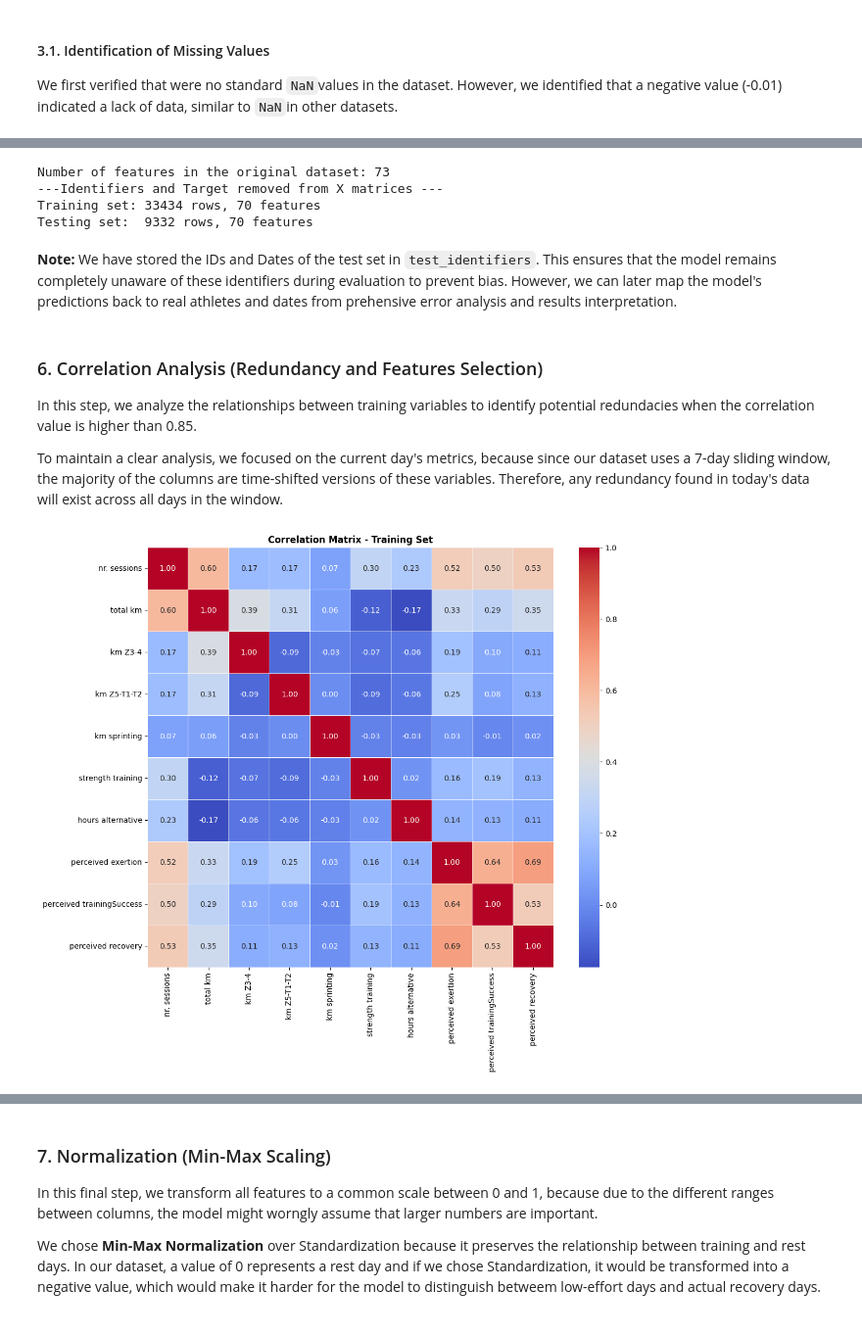
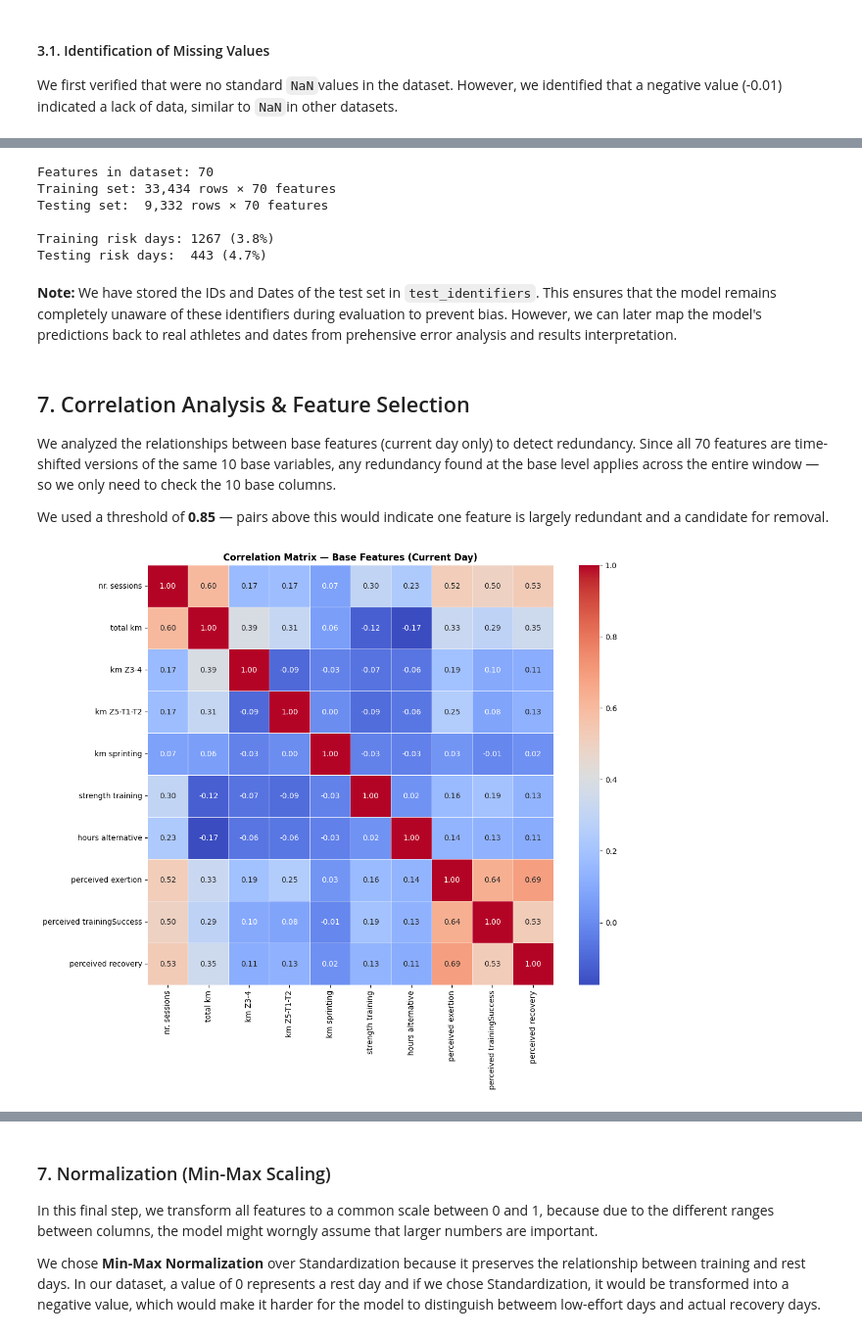
Before and after one commit to BeatrizF26/IAA-InjuryPrediction, a Jupyter notebook: notebook/data_cleaning.ipynb, the cells around one changed output, grey strips where cells are left out. Shown at 98% size. Saved outputs shown, nothing was run; the diff lists cells and outputs as text; code cells hidden in the pictures.

Commit message:
added risk zones on data_cleaning + first version of models

```diff
--- a/notebook/data_cleaning.ipynb
+++ b/notebook/data_cleaning.ipynb
@@ -114,0 +150,16 @@ These days account for about 27% of our dataset. From a sports science perspecti
+# %%
+# sort chronologically per athlete
+df = df.sort_values(by=['Athlete ID', 'Date']).reset_index(drop=True)
+
+# initialize Risk_Zone with the original injury column (Day 0)
+df['Risk_Zone'] = df['injury']
+
+# if an injury occurs in the next 3 days, mark the current day as Imminent Risk
+for i in range(1, 4):
+    future_injury = df.groupby('Athlete ID')['injury'].shift(-i).fillna(0)
+    df['Risk_Zone'] = (df['Risk_Zone'] | future_injury.astype(int))
+
+print("--- Target Variable Transformation ---")
+print(f"Original Injury Days:            {df['injury'].sum()}")
+print(f"Imminent Risk Days (Risk_Zone):  {df['Risk_Zone'].sum()}")
+print(f"Risk Zone as % of dataset:       {df['Risk_Zone'].mean()*100:.1f}%")
@@ -177,44 +241,52 @@ This removal will have in mind the previously separated `train_df` and `test_df`
 # %%
-# saves IDs and Dates to compare it in the future
+# Save identifiers for later error analysis
 test_identifiers = test_df[['Athlete ID', 'Date']].copy()
 
 cols_to_drop = ['Athlete ID', 'Date']
 
-X_train = train_df.drop(columns=cols_to_drop + ['injury'])
-y_train = train_df['injury']
+# X: all features except identifiers and both target columns
+X_train = train_df.drop(columns=cols_to_drop + ['injury', 'Risk_Zone'])
+X_test  = test_df.drop(columns=cols_to_drop + ['injury', 'Risk_Zone'])
 
-X_test = test_df.drop(columns=cols_to_drop + ['injury'])
-y_test = test_df['injury']
+# y: the engineered risk window target
+y_train = train_df['Risk_Zone']
+y_test  = test_df['Risk_Zone']
 
-print(f"Number of features in the original dataset: {df.shape[1]}")
-print("---Identifiers and Target removed from X matrices ---")
-print(f"Training set: {X_train.shape[0]} rows, {X_train.shape[1]} features")
-print(f"Testing set:  {X_test.shape[0]} rows, {X_test.shape[1]} features")
+print(f"Features in dataset: {X_train.shape[1]}")
+print(f"Training set: {X_train.shape[0]:,} rows × {X_train.shape[1]} features")
+print(f"Testing set:  {X_test.shape[0]:,} rows × {X_test.shape[1]} features")
+print(f"\nTraining risk days: {y_train.sum()} ({y_train.mean()*100:.1f}%)")
+print(f"Testing risk days:  {y_test.sum()} ({y_test.mean()*100:.1f}%)")
 # %% [output]
-Number of features in the original dataset: 73
----Identifiers and Target removed from X matrices ---
-Training set: 33434 rows, 70 features
-Testing set:  9332 rows, 70 features
+Features in dataset: 70
+Training set: 33,434 rows × 70 features
+Testing set:  9,332 rows × 70 features
+
+Training risk days: 1267 (3.8%)
+Testing risk days:  443 (4.7%)
 # %% [markdown]
 **Note:** We have stored the IDs and Dates of the test set in `test_identifiers`. This ensures that the model remains completely unaware of these identifiers during evaluation to prevent bias.
 However, we can later map the model's predictions back to real athletes and dates from prehensive error analysis and results interpretation.
 # %% [markdown]
-### 6. Correlation Analysis (Redundancy and Features Selection)
+## 7. Correlation Analysis & Feature Selection
 
-In this step, we analyze the relationships between training variables to identify potential redundacies when the correlation value is higher than 0.85.
+We analyzed the relationships between base features (current day only)
+to detect redundancy. Since all 70 features are time-shifted versions of
+the same 10 base variables, any redundancy found at the base level applies
+across the entire window — so we only need to check the 10 base columns.
 
-To maintain a clear analysis, we focused on the current day's metrics, because since our dataset uses a 7-day sliding window, the majority of the columns are time-shifted versions of these variables. Therefore, any redundancy found in today's data will exist across all days in the window.
+We used a threshold of **0.85** — pairs above this would indicate one feature
+is largely redundant and a candidate for removal.
 # %%
-# to identify repetitive columns
 lag_suffixes = ('.1', '.2', '.3', '.4', '.5', '.6')
+base_cols = [col for col in X_train.columns if not col.endswith(lag_suffixes)]
 
-base_cols = [col for col in X_train.columns if not col.endswith(lag_suffixes)]
 corr_matrix = X_train[base_cols].corr()
 
 plt.figure(figsize=(12, 10))
 sns.heatmap(corr_matrix, annot=True, cmap='coolwarm', fmt=".2f", linewidths=0.5)
-plt.title("Correlation Matrix - Training Set", fontweight='bold')
+plt.title("Correlation Matrix — Base Features (Current Day)", fontweight='bold')
 plt.show()
 # %% [output]
-[figure, old version]
+[figure, new version]
 # %% [markdown]
```
Also changed, not shown: parts of 16 cells of this notebook, 12 other files.
